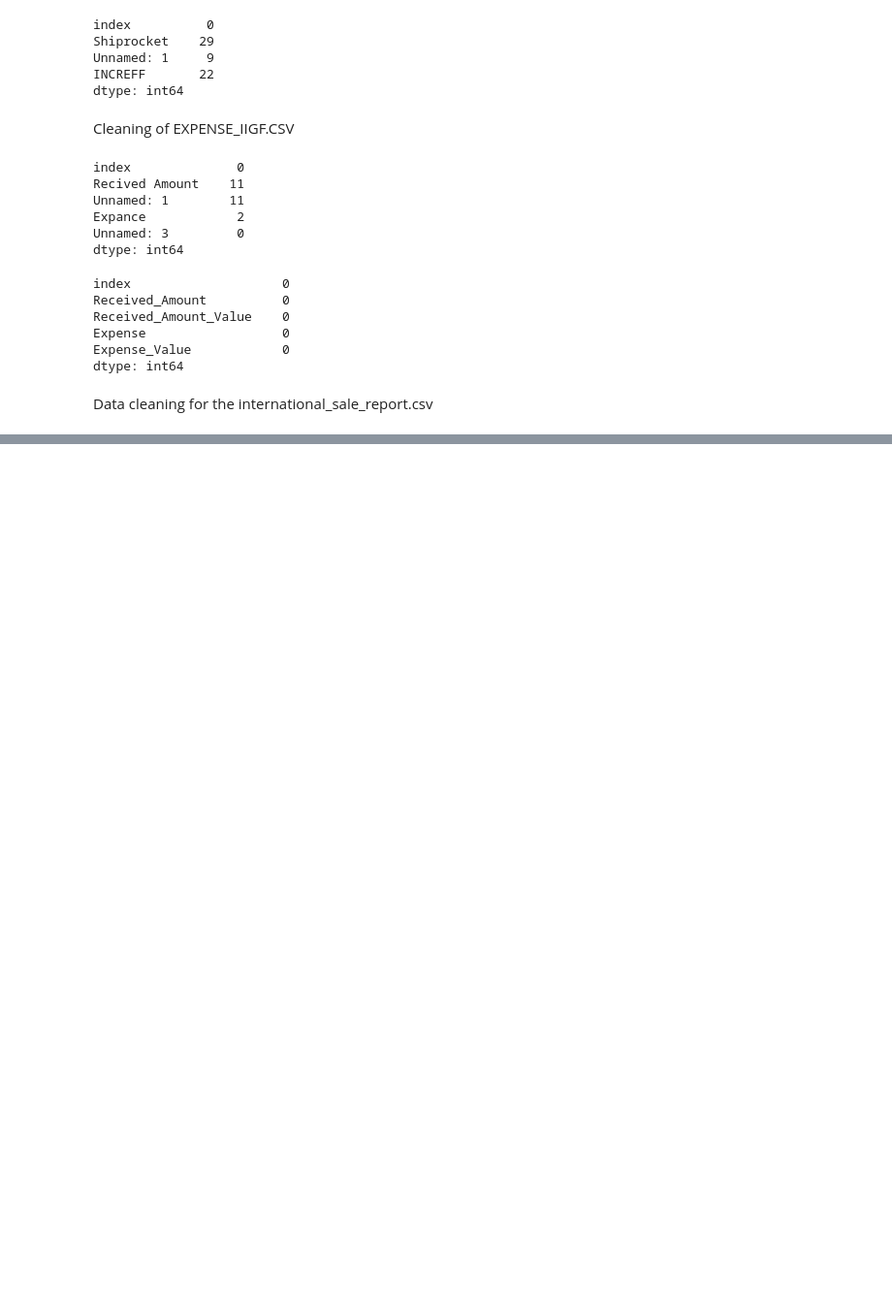
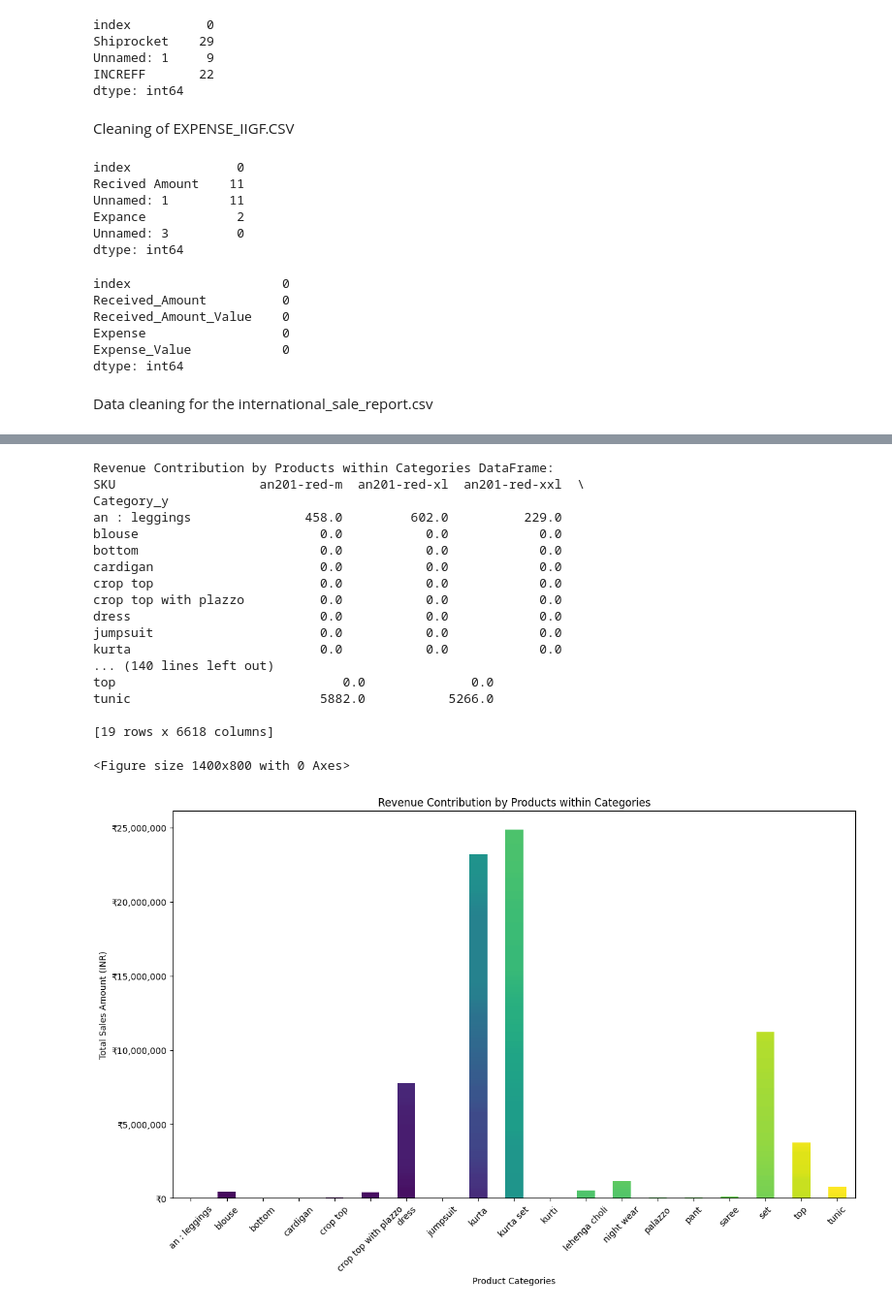
Before and after one commit to JarAmogh/Data_Analyst_VS, a Jupyter notebook: helper.ipynb, the cells around one changed output, grey strips where cells are left out. Shown at 97% size. Saved outputs shown, nothing was run; the diff lists cells and outputs as text; code cells hidden in the pictures; blank space fills up the shorter version.

```diff
--- a/helper.ipynb
+++ b/helper.ipynb
@@ -211,0 +719,42 @@ Data cleaning for the international_sale_report.csv
+# %%
+combined_sales_df = pd.merge(amazon_sale_report_df, sale_report_df, left_on='SKU', right_on='SKU Code', how='left')
+
+# Calculate total sales amount by category and SKU
+revenue_contribution_df = combined_sales_df.groupby(['Category_y', 'SKU'])['Amount'].sum().unstack().fillna(0)
+
+# View the DataFrame to check the exact values
+print("Revenue Contribution by Products within Categories DataFrame:")
+print(revenue_contribution_df)
+
+# Stacked bar chart for revenue contribution by products within categories with currency format on y-axis
+plt.figure(figsize=(14, 8))
+revenue_contribution_df.plot(kind='bar', stacked=True, figsize=(14, 8), colormap='viridis', legend=False)
+plt.xlabel('Product Categories')
+plt.ylabel('Total Sales Amount (INR)')
+plt.title('Revenue Contribution by Products within Categories')
+plt.xticks(rotation=45)
+
+# Add currency format to y-axis
+plt.gca().yaxis.set_major_formatter(plt.FuncFormatter(lambda x, loc: "₹{:,.0f}".format(x)))
+
+plt.show()
+# %% [output]
+Revenue Contribution by Products within Categories DataFrame:
+SKU                   an201-red-m  an201-red-xl  an201-red-xxl  \
+Category_y
+an : leggings               458.0         602.0          229.0
+blouse                        0.0           0.0            0.0
+bottom                        0.0           0.0            0.0
+cardigan                      0.0           0.0            0.0
+crop top                      0.0           0.0            0.0
+crop top with plazzo          0.0           0.0            0.0
+dress                         0.0           0.0            0.0
+jumpsuit                      0.0           0.0            0.0
+kurta                         0.0           0.0            0.0
+... (140 lines left out)
+top                              0.0              0.0
+tunic                         5882.0           5266.0
+
+[19 rows x 6618 columns]
+<Figure size 1400x800 with 0 Axes>
+[figure, added]
```
Also changed, not shown: parts of 70 cells of this notebook.
